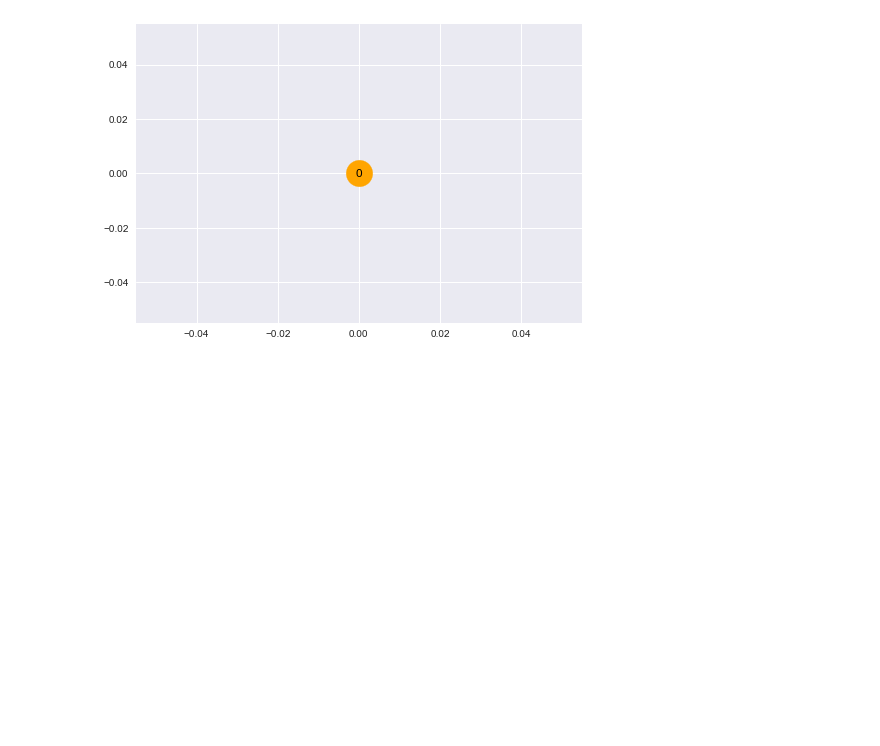
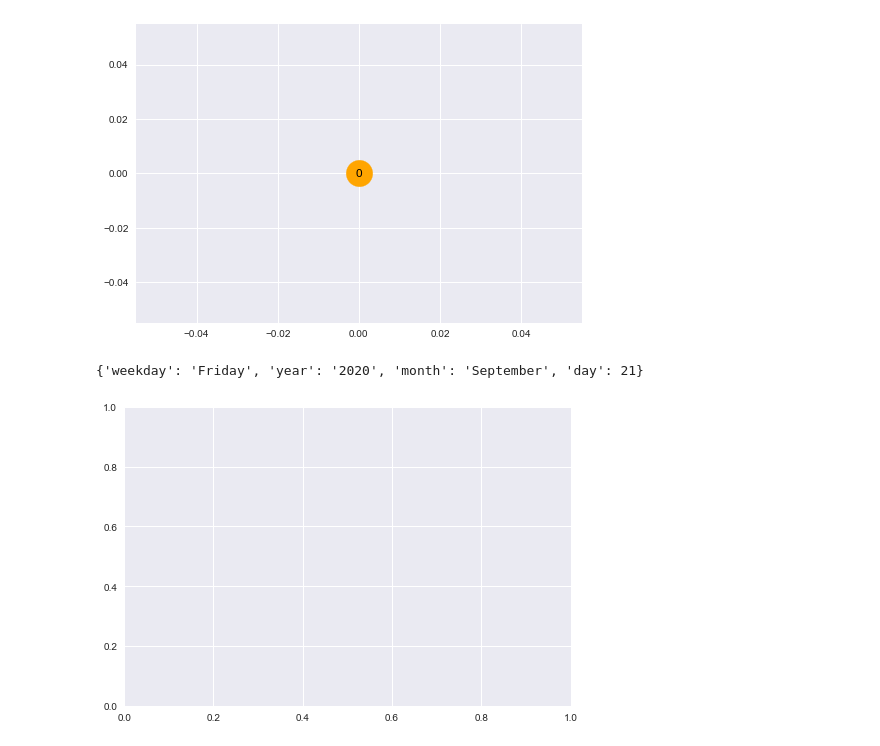
Before and after one commit to JayantGoel001/GraphsAndSocialNetworkAnalytics, a Jupyter notebook: Graph Using NetworkX.ipynb, the cells around one changed output. Cells and saved outputs as stored; diff of their text form; code cells hidden in the pictures; blank space fills up the shorter version.

```diff
--- a/Graph Using NetworkX.ipynb
+++ b/Graph Using NetworkX.ipynb
@@ -101,3 +101,16 @@ H.remove_nodes_from([1,2])
 showNetork(H,with_labels=True,node_color='orange')
 # %% [output]
 [figure]
+# %%
+#Adding Attribute to our Graph
+B = nx.Graph(weekday='Friday',year='2020',month='September',day=26)
+
+B.graph['day'] = 21
+# %%
+B.graph
+# %% [output]
+{'weekday': 'Friday', 'year': '2020', 'month': 'September', 'day': 21}
+# %%
+showNetork(B)
+# %% [output]
+[figure, added]
```
Also changed, not shown: parts of 1 cell of this notebook.
